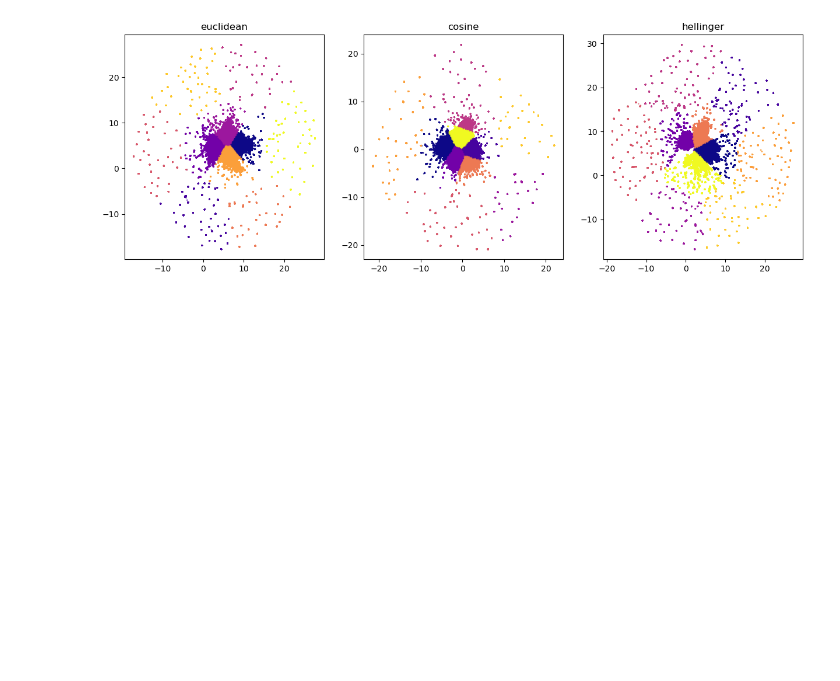
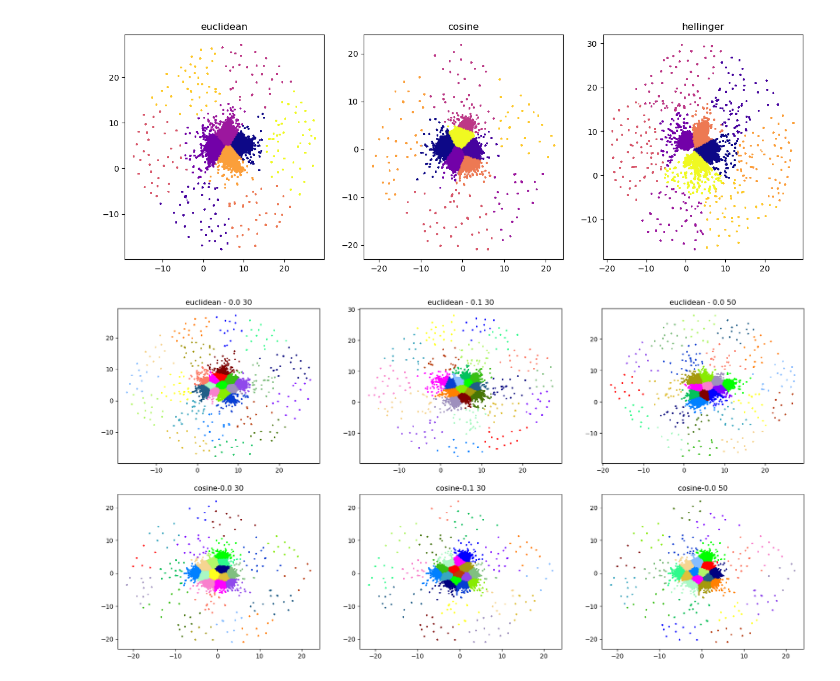
Before and after one commit to nicholas-rf/RecommenderProject, a Jupyter notebook: ExploratoryAnalysis/KMeans_hyperparameters.ipynb, the cells around one changed output. Drawn from its saved outputs; the diff is of its cells as text; code cells hidden in the pictures; blank space fills up the shorter version.

```diff
--- a/ExploratoryAnalysis/KMeans_hyperparameters.ipynb
+++ b/ExploratoryAnalysis/KMeans_hyperparameters.ipynb
@@ -67,3 +71,45 @@ plot_user_distance(embeddings, kmeans_labels, metrics)
 [figure]
 # %%
 fig, ax = plt.subplots(1,3)
+# %%
+metrics = ['euclidean','cosine']
+parameters = [(0.0, 30),(0.1, 30),(0.0,50)]
+embeddings = []
+for metric in metrics:
+    for p_comb in parameters:
+        min_dist, n_neigh = p_comb
+        embeddings.append(np.load(f'../MIND_large/csv/user_embeddings_{metric}_{min_dist}_{n_neigh}.npy'))
+kmeans_labels = [cluster.KMeans(n_clusters=30,n_init='auto').fit_predict(embedding) for embedding in embeddings]
+# %%
+def plot_user_clusters_params(embeddings, kmeans, distance_metric, params):
+    colors = distinctipy.get_colors(36)
+    cmap = distinctipy.get_colormap(colors)
+
+    # Create the grid to put plots on.
+    fig, axs = plt.subplots(nrows=2, ncols=3, figsize=(20,10))
+
+    # Flatten the axes for easier list indexing.
+    axs = axs.flatten()
+
+    # Unpack the labels from the lists.
+    eu_bs_km, eu_min_km, eu_nn_km, cos_bs_km, cos_min_km, cos_nn_km = kmeans_labels
+
+    # Create euclidean distance metric scatterplots assigned to the top row.
+    axs[0].scatter(embeddings[0][:, 0],embeddings[0][:, 1], alpha = 0.5, s=1, c=eu_bs_km, cmap=cmap)
+    axs[1].scatter(embeddings[1][:, 0],embeddings[1][:, 1], alpha = 0.5, s=1, c=eu_min_km, cmap=cmap)
+    axs[2].scatter(embeddings[2][:, 0],embeddings[2][:, 1], alpha = 0.5, s=1, c=eu_nn_km, cmap=cmap)
+    axs[0].set_title(f'{distance_metric[0]} - {" ".join(map(str, params[0]))}')
+    axs[1].set_title(f'{distance_metric[0]} - {" ".join(map(str, params[1]))}')
+    axs[2].set_title(f'{distance_metric[0]} - {" ".join(map(str, params[2]))}')
+
+    axs[3].scatter(embeddings[3][:, 0],embeddings[3][:, 1], alpha = 0.5, s=1, c=cos_bs_km, cmap=cmap)
+    axs[4].scatter(embeddings[4][:, 0],embeddings[4][:, 1], alpha = 0.5, s=1, c=cos_min_km, cmap=cmap)
+    axs[5].scatter(embeddings[5][:, 0],embeddings[5][:, 1], alpha = 0.5, s=1, c=cos_nn_km, cmap=cmap)
+
+    axs[3].set_title(f'{distance_metric[1]}-{" ".join(map(str, params[0]))}')
+    axs[4].set_title(f'{distance_metric[1]}-{" ".join(map(str, params[1]))}')
+    axs[5].set_title(f'{distance_metric[1]}-{" ".join(map(str, params[2]))}')
+# %%
+plot_user_clusters_params(embeddings, kmeans_labels, metrics, parameters)
+# %% [output]
+[figure, added]
```
Also changed, not shown: parts of 27 cells of this notebook, 2 other files.
